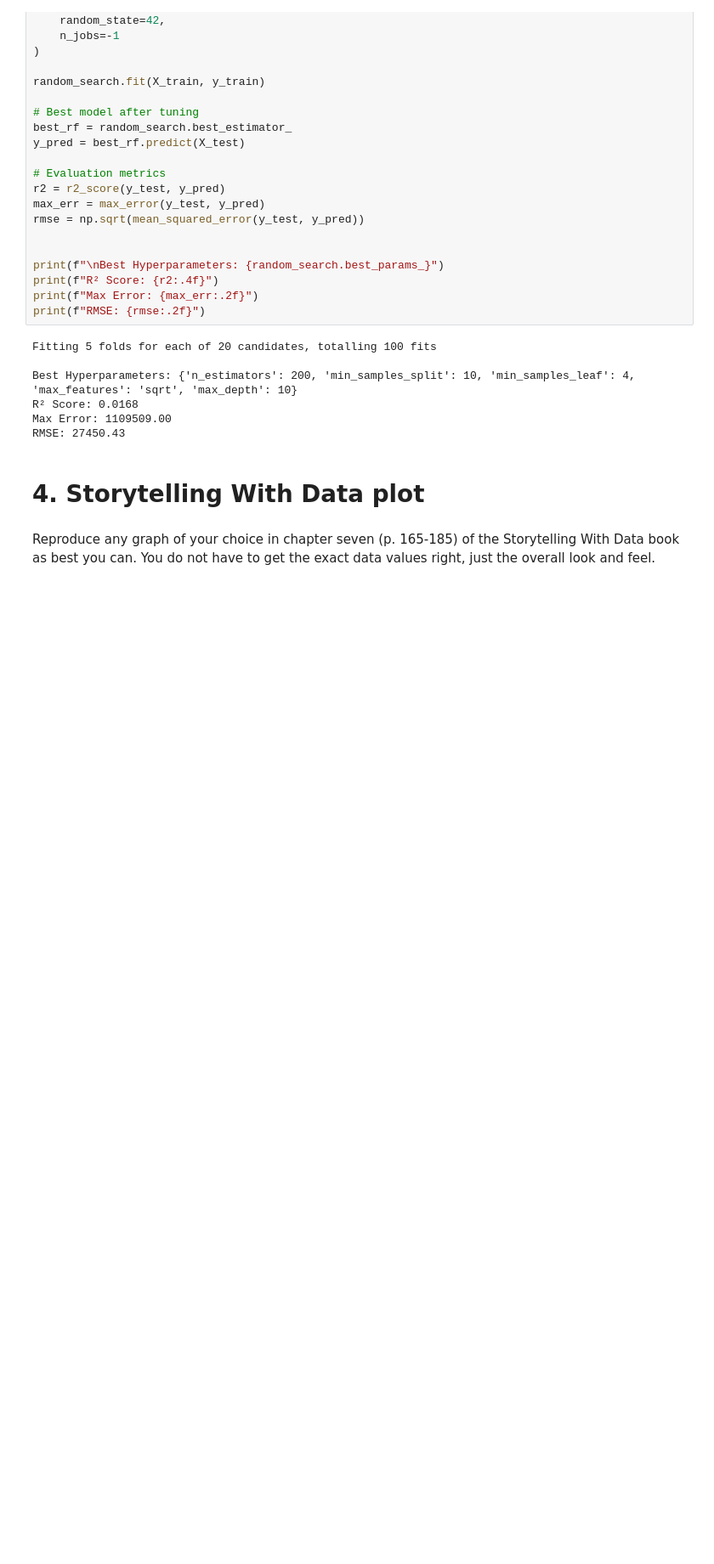
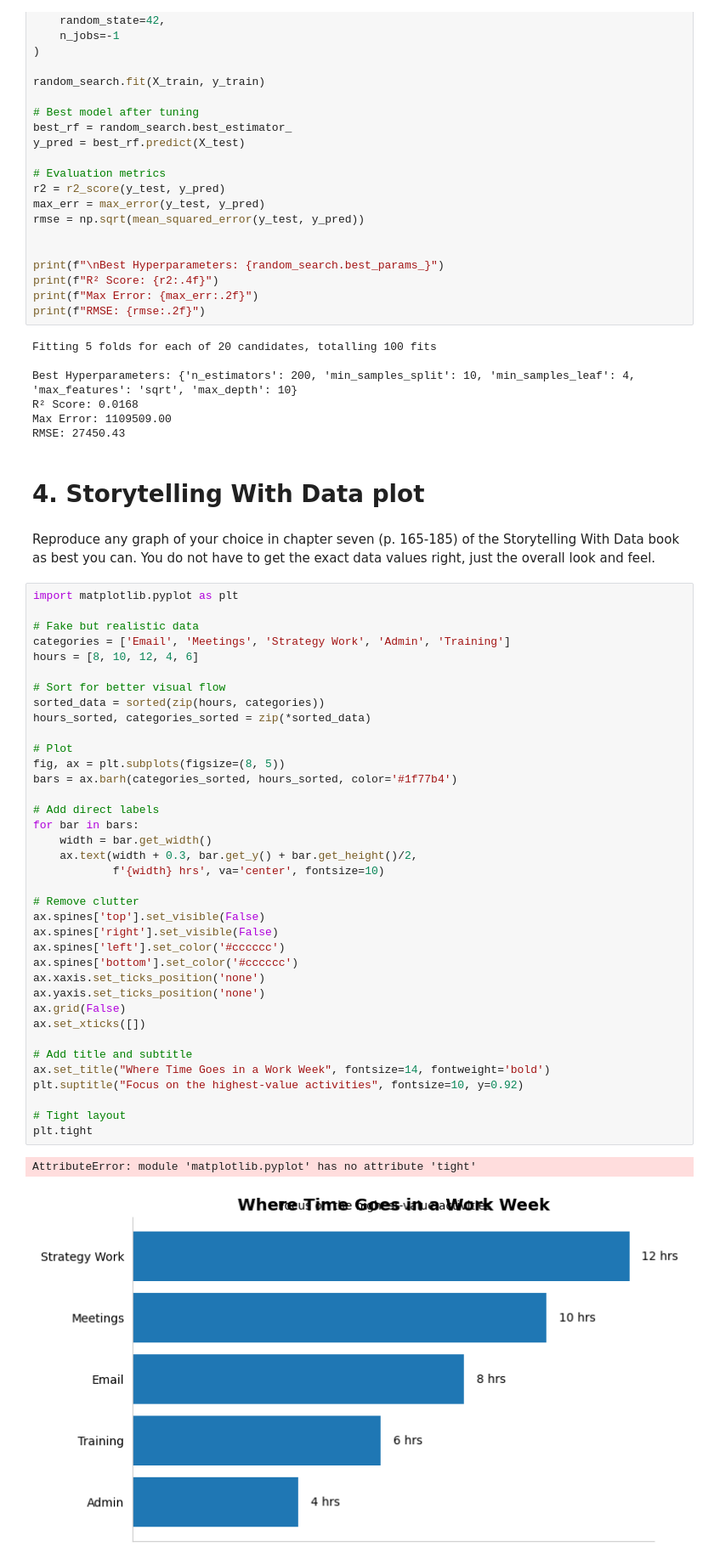
Before and after one commit to bu-sohan/AI-for-Leaders-Spring-2025, a Jupyter notebook: Week11.ipynb, the cells around one changed output. Shown: that part at 85% size. Saved outputs shown, nothing was run; the diff lists cells and outputs as text; blank space fills up the shorter version.

Commit message:
Week 11 - half way

```diff
--- a/Week11.ipynb
+++ b/Week11.ipynb
@@ -240,3 +169,43 @@ RMSE: 27450.43
 # 4. Storytelling With Data plot
 # %% [markdown]
 Reproduce any graph of your choice in chapter seven (p. 165-185) of the Storytelling With Data book as best you can. You do not have to get the exact data values right, just the overall look and feel.
+# %%
+import matplotlib.pyplot as plt
+
+# Fake but realistic data
+categories = ['Email', 'Meetings', 'Strategy Work', 'Admin', 'Training']
+hours = [8, 10, 12, 4, 6]
+
+# Sort for better visual flow
+sorted_data = sorted(zip(hours, categories))
+hours_sorted, categories_sorted = zip(*sorted_data)
+
+# Plot
+fig, ax = plt.subplots(figsize=(8, 5))
+bars = ax.barh(categories_sorted, hours_sorted, color='#1f77b4')
+
+# Add direct labels
+for bar in bars:
+    width = bar.get_width()
+    ax.text(width + 0.3, bar.get_y() + bar.get_height()/2,
+            f'{width} hrs', va='center', fontsize=10)
+
+# Remove clutter
+ax.spines['top'].set_visible(False)
+ax.spines['right'].set_visible(False)
+ax.spines['left'].set_color('#cccccc')
+ax.spines['bottom'].set_color('#cccccc')
+ax.xaxis.set_ticks_position('none')
+ax.yaxis.set_ticks_position('none')
+ax.grid(False)
+ax.set_xticks([])
+
+# Add title and subtitle
+ax.set_title("Where Time Goes in a Work Week", fontsize=14, fontweight='bold')
+plt.suptitle("Focus on the highest-value activities", fontsize=10, y=0.92)
+
+# Tight layout
+plt.tight
+# %% [output]
+AttributeError: module 'matplotlib.pyplot' has no attribute 'tight'
+[figure, added]
```
Also changed, not shown: parts of 2 cells of this notebook.
